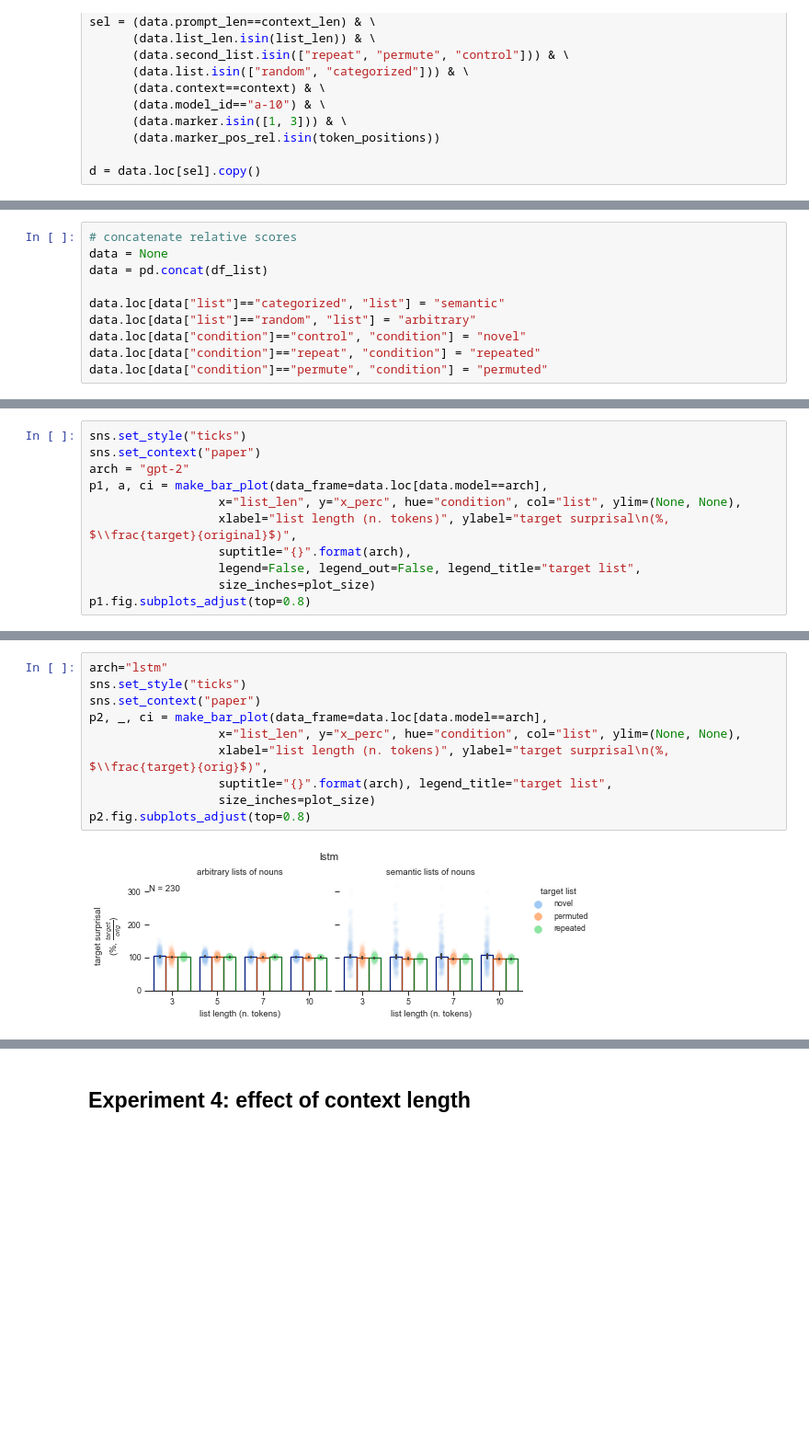
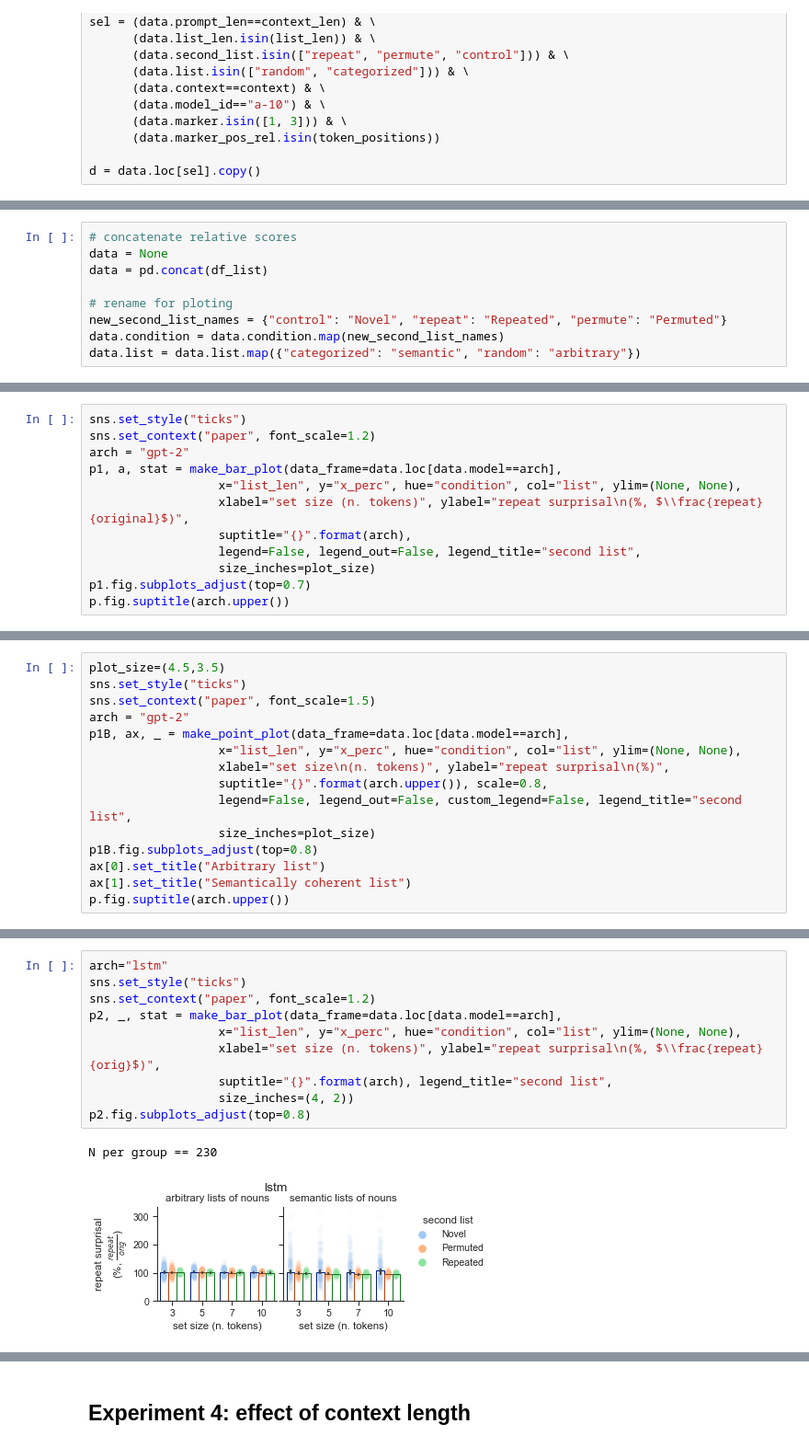
Before and after one commit to KristijanArmeni/verbatim-memory-in-NLMs, a Jupyter notebook: notebooks/manuscript_figures.ipynb, the cells around one changed output, grey strips where cells are left out. Shown at 92% size. Drawn from its saved outputs; the diff is of its cells as text; blank space fills up the shorter version.

```diff
--- a/notebooks/manuscript_figures.ipynb
+++ b/notebooks/manuscript_figures.ipynb
@@ -433,8 +677,7 @@ for model in ["gpt-2", "lstm"]:
 data = None
 data = pd.concat(df_list)
 
-data.loc[data["list"]=="categorized", "list"] = "semantic"
-data.loc[data["list"]=="random", "list"] = "arbitrary"
-data.loc[data["condition"]=="control", "condition"] = "novel"
-data.loc[data["condition"]=="repeat", "condition"] = "repeated"
-data.loc[data["condition"]=="permute", "condition"] = "permuted"
+# rename for ploting
+new_second_list_names = {"control": "Novel", "repeat": "Repeated", "permute": "Permuted"}
+data.condition = data.condition.map(new_second_list_names)
+data.list = data.list.map({"categorized": "semantic", "random": "arbitrary"})
@@ -443,12 +688,13 @@ plot_size=(6, 2.3)
 # %%
 sns.set_style("ticks")
-sns.set_context("paper")
+sns.set_context("paper", font_scale=1.2)
 arch = "gpt-2"
-p1, a, ci = make_bar_plot(data_frame=data.loc[data.model==arch],
+p1, a, stat = make_bar_plot(data_frame=data.loc[data.model==arch],
                   x="list_len", y="x_perc", hue="condition", col="list", ylim=(None, None),
-                  xlabel="list length (n. tokens)", ylabel="target surprisal\n(%, $\\frac{target}{original}$)",
+                  xlabel="set size (n. tokens)", ylabel="repeat surprisal\n(%, $\\frac{repeat}{original}$)",
                   suptitle="{}".format(arch),
-                  legend=False, legend_out=False, legend_title="target list",
+                  legend=False, legend_out=False, legend_title="second list",
                   size_inches=plot_size)
-p1.fig.subplots_adjust(top=0.8)
+p1.fig.subplots_adjust(top=0.7)
+p.fig.suptitle(arch.upper())
 # %% [output]
@@ -455,0 +706,15 @@ p1.fig.subplots_adjust(top=0.8)
+# %%
+plot_size=(4.5,3.5)
+sns.set_style("ticks")
+sns.set_context("paper", font_scale=1.5)
+arch = "gpt-2"
+p1B, ax, _ = make_point_plot(data_frame=data.loc[data.model==arch],
+                  x="list_len", y="x_perc", hue="condition", col="list", ylim=(None, None),
+                  xlabel="set size\n(n. tokens)", ylabel="repeat surprisal\n(%)",
+                  suptitle="{}".format(arch.upper()), scale=0.8,
+                  legend=False, legend_out=False, custom_legend=False, legend_title="second list",
+                  size_inches=plot_size)
+p1B.fig.subplots_adjust(top=0.8)
+ax[0].set_title("Arbitrary list")
+ax[1].set_title("Semantically coherent list")
+p.fig.suptitle(arch.upper())
@@ -460,12 +773,13 @@ if savefigs:
 # %%
 arch="lstm"
 sns.set_style("ticks")
-sns.set_context("paper")
-p2, _, ci = make_bar_plot(data_frame=data.loc[data.model==arch],
+sns.set_context("paper", font_scale=1.2)
+p2, _, stat = make_bar_plot(data_frame=data.loc[data.model==arch],
                   x="list_len", y="x_perc", hue="condition", col="list", ylim=(None, None),
-                  xlabel="list length (n. tokens)", ylabel="target surprisal\n(%, $\\frac{target}{orig}$)",
-                  suptitle="{}".format(arch), legend_title="target list",
-                  size_inches=plot_size)
+                  xlabel="set size (n. tokens)", ylabel="repeat surprisal\n(%, $\\frac{repeat}{orig}$)",
+                  suptitle="{}".format(arch), legend_title="second list",
+                  size_inches=(4, 2))
 p2.fig.subplots_adjust(top=0.8)
 # %% [output]
+N per group == 230
-[figure, old version]
+[figure, new version]
```
Also changed, not shown: parts of 210 cells of this notebook.
